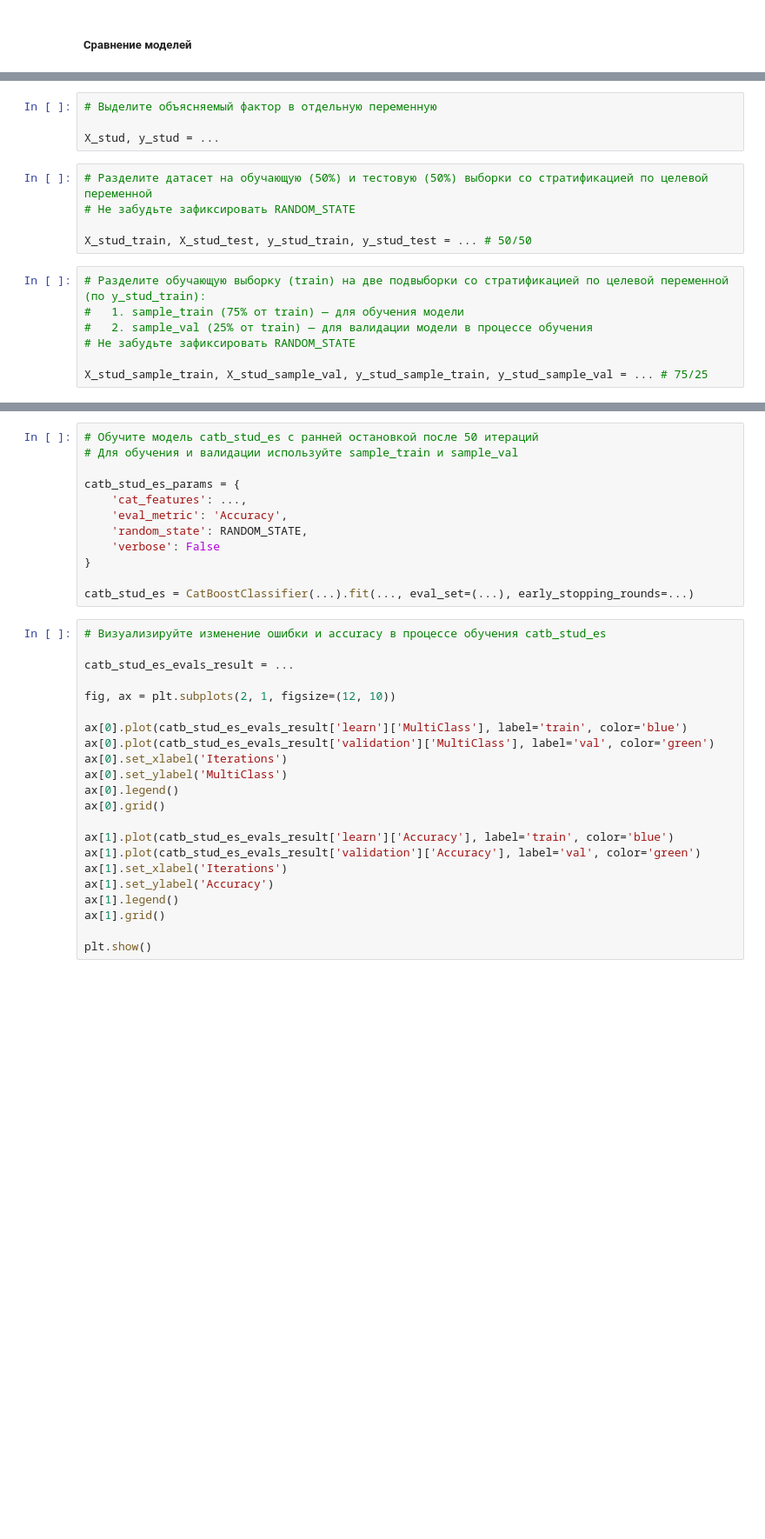
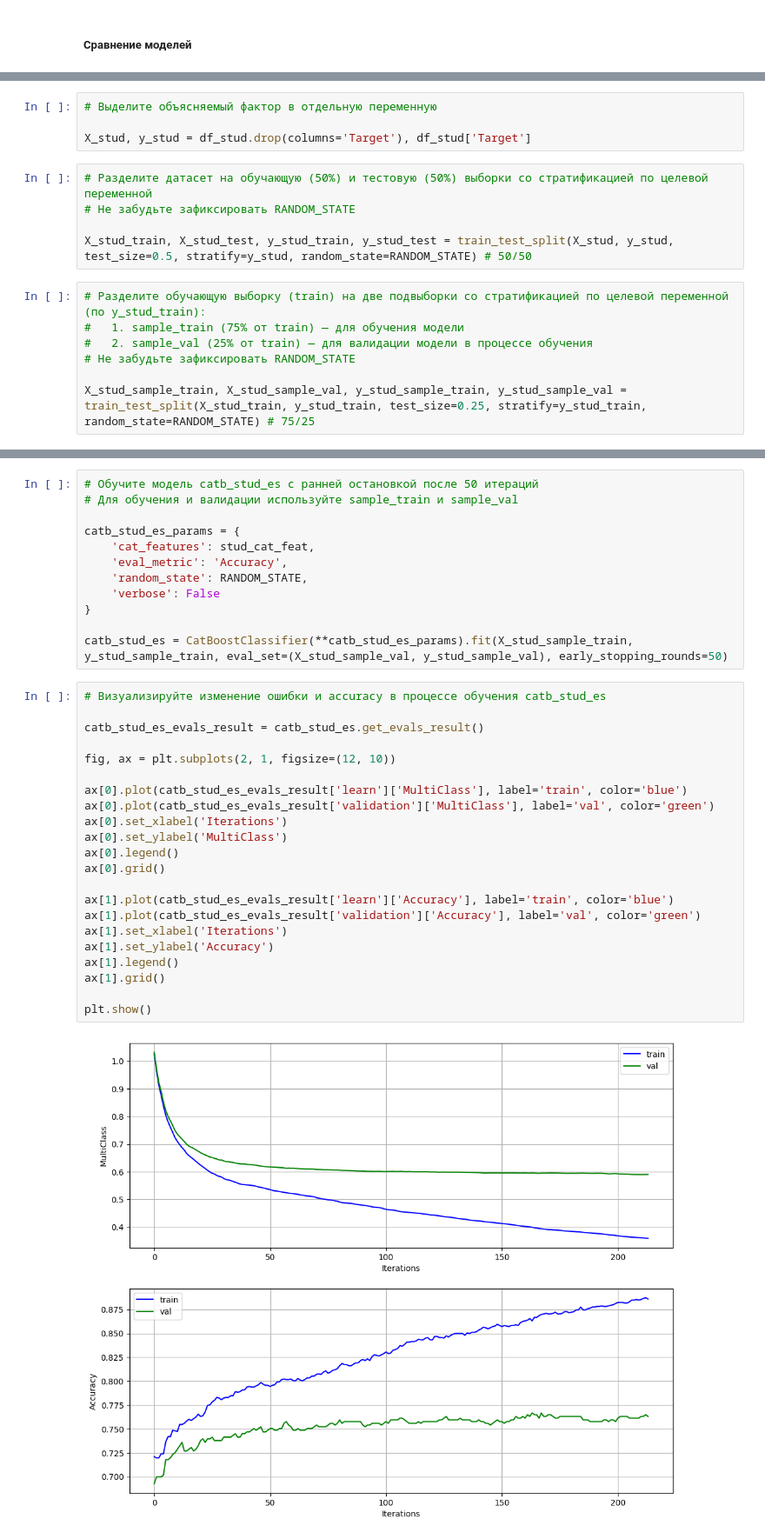
Before and after one commit to 2813/ODS-homework, a Jupyter notebook: 06_ODS_ML.ipynb, the cells around one changed output, grey strips where cells are left out. Shown at 87% size. Cells and saved outputs as stored; diff of their text form; blank space fills up the shorter version.

```diff
--- a/06_ODS_ML.ipynb
+++ b/06_ODS_ML.ipynb
@@ -791,19 +1002,19 @@ stud_cat_feat
 # %%
 # Выделите объясняемый фактор в отдельную переменную
 
-X_stud, y_stud = ...
+X_stud, y_stud = df_stud.drop(columns='Target'), df_stud['Target']
 # %%
 # Разделите датасет на обучающую (50%) и тестовую (50%) выборки со стратификацией по целевой переменной
 # Не забудьте зафиксировать RANDOM_STATE
 
-X_stud_train, X_stud_test, y_stud_train, y_stud_test = ... # 50/50
+X_stud_train, X_stud_test, y_stud_train, y_stud_test = train_test_split(X_stud, y_stud, test_size=0.5, stratify=y_stud, random_state=RANDOM_STATE) # 50/50
 # %%
 # Разделите обучающую выборку (train) на две подвыборки со стратификацией по целевой переменной (по y_stud_train):
 #   1. sample_train (75% от train) — для обучения модели
 #   2. sample_val (25% от train) — для валидации модели в процессе обучения
 # Не забудьте зафиксировать RANDOM_STATE
 
-X_stud_sample_train, X_stud_sample_val, y_stud_sample_train, y_stud_sample_val = ... # 75/25
+X_stud_sample_train, X_stud_sample_val, y_stud_sample_train, y_stud_sample_val = train_test_split(X_stud_train, y_stud_train, test_size=0.25, stratify=y_stud_train, random_state=RANDOM_STATE) # 75/25
 # %%
 # Обучите модель catb_stud_def
 # Для обучения используйте sample_train, sample_val также укажите для визуализации обучения
@@ -848,35 +1071,37 @@ print(classification_report(..., digits=4))
 # Для обучения и валидации используйте sample_train и sample_val
 
 catb_stud_es_params = {
-    'cat_features': ...,
+    'cat_features': stud_cat_feat,
     'eval_metric': 'Accuracy',
     'random_state': RANDOM_STATE,
     'verbose': False
 }
 
-catb_stud_es = CatBoostClassifier(...).fit(..., eval_set=(...), early_stopping_rounds=...)
+catb_stud_es = CatBoostClassifier(**catb_stud_es_params).fit(X_stud_sample_train, y_stud_sample_train, eval_set=(X_stud_sample_val, y_stud_sample_val), early_stopping_rounds=50)
 # %%
 # Визуализируйте изменение ошибки и accuracy в процессе обучения catb_stud_es
 
-catb_stud_es_evals_result = ...
+catb_stud_es_evals_result = catb_stud_es.get_evals_result()
 
 fig, ax = plt.subplots(2, 1, figsize=(12, 10))
 
 ax[0].plot(catb_stud_es_evals_result['learn']['MultiClass'], label='train', color='blue')
 ax[0].plot(catb_stud_es_evals_result['validation']['MultiClass'], label='val', color='green')
 ax[0].set_xlabel('Iterations')
 ax[0].set_ylabel('MultiClass')
 ax[0].legend()
 ax[0].grid()
 
 ax[1].plot(catb_stud_es_evals_result['learn']['Accuracy'], label='train', color='blue')
 ax[1].plot(catb_stud_es_evals_result['validation']['Accuracy'], label='val', color='green')
 ax[1].set_xlabel('Iterations')
 ax[1].set_ylabel('Accuracy')
 ax[1].legend()
 ax[1].grid()
 
 plt.show()
+# %% [output]
+[figure, added]
 # %%
 # Постройте отчёт по метрикам классификации для модели catb_stud_es на тестовой выборке
 
```
Also changed, not shown: parts of 51 cells of this notebook.
